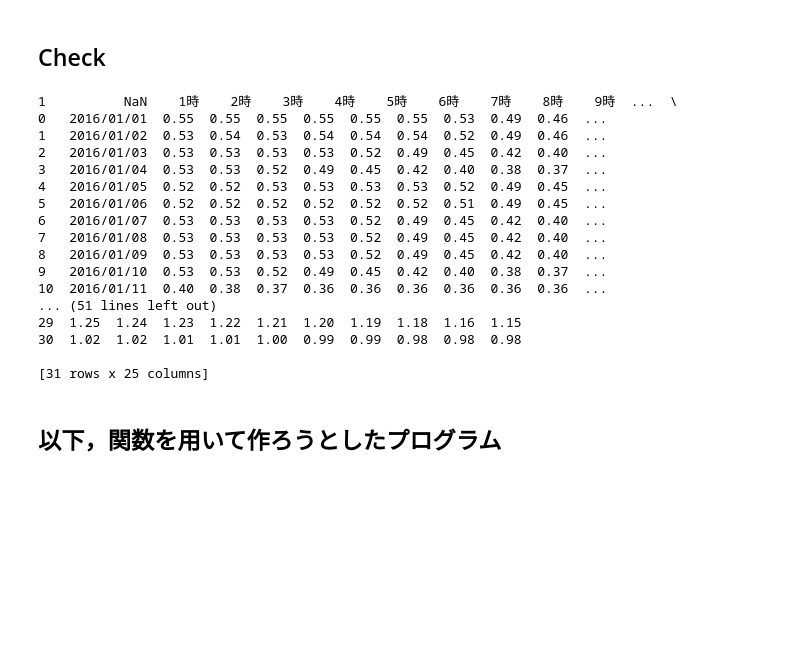
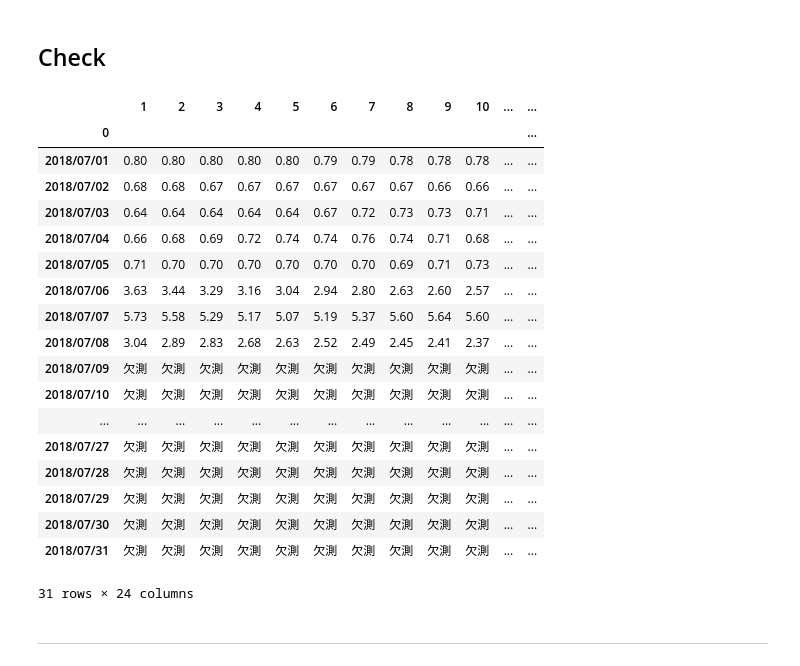
Before and after one commit to ShinISHII/Forecasting_population, a Jupyter notebook: html_WL/00_html_save_to_csv.ipynb, the cells around one changed output. Drawn from its saved outputs; the diff is of its cells as text; code cells hidden in the pictures; blank space fills up the shorter version.

Commit message:
add new function which rearrange tables

```diff
--- a/html_WL/00_html_save_to_csv.ipynb
+++ b/html_WL/00_html_save_to_csv.ipynb
@@ -3,58 +3,56 @@
 # %%
 import requests
 import pandas as pd
 from bs4 import BeautifulSoup
 
 # URLの設定
-url = 'http://www1.river.go.jp/cgi-bin/DspWaterData.exe?KIND=2&ID=307111287708010&BGNDATE=20241101&ENDDATE=20241231&KAWABOU=NO'
+url = 'http://www1.river.go.jp/cgi-bin/DspWaterData.exe?KIND=2&ID=307111287708010&BGNDATE=20180701&ENDDATE=20241231&KAWABOU=NO'
 
 # HTMLコンテンツの取得
 response = requests.get(url)
 
 # BeautifulSoupでHTMLを解析
 soup = BeautifulSoup(response.content, 'html.parser')
 
 # pandasでHTMLテーブルを抽出
 tables = pd.read_html(str(soup))
 
 # 最初のテーブルを取得（インデックスを0に指定）
 df = tables[1]
 
-# 結果を表示
+# 最初の2行をヘッダーとして再設定
+# df.columns = df.iloc[1]
+
+# 最初の2行と最後の1行を削除
+# df = df.drop([0,  len(df) - 1])
+# インデックスをリセット
+# df=df.set_index(df.columns[0])
 
 
-# print(df)
+df=df.drop(df.index[[0,1]])
+df=df.drop(df.index[len(df)-1])
+df=df.set_index(df.columns[0])
+# df.index=pd.to_datetime(df.index)
+df
+# %% [output]
+|  | 1 | 2 | 3 | 4 | 5 | 6 | 7 | 8 | 9 | 10 | ... | ... |
+| 0 |  |  |  |  |  |  |  |  |  |  |  | ... |
+| 2018/07/01 | 0.80 | 0.80 | 0.80 | 0.80 | 0.80 | 0.79 | 0.79 | 0.78 | 0.78 | 0.78 | ... | ... |
+| 2018/07/02 | 0.68 | 0.68 | 0.67 | 0.67 | 0.67 | 0.67 | 0.67 | 0.67 | 0.66 | 0.66 | ... | ... |
+| 2018/07/03 | 0.64 | 0.64 | 0.64 | 0.64 | 0.64 | 0.67 | 0.72 | 0.73 | 0.73 | 0.71 | ... | ... |
+| 2018/07/04 | 0.66 | 0.68 | 0.69 | 0.72 | 0.74 | 0.74 | 0.76 | 0.74 | 0.71 | 0.68 | ... | ... |
+| 2018/07/05 | 0.71 | 0.70 | 0.70 | 0.70 | 0.70 | 0.70 | 0.70 | 0.69 | 0.71 | 0.73 | ... | ... |
+| 2018/07/06 | 3.63 | 3.44 | 3.29 | 3.16 | 3.04 | 2.94 | 2.80 | 2.63 | 2.60 | 2.57 | ... | ... |
+| 2018/07/07 | 5.73 | 5.58 | 5.29 | 5.17 | 5.07 | 5.19 | 5.37 | 5.60 | 5.64 | 5.60 | ... | ... |
+| 2018/07/08 | 3.04 | 2.89 | 2.83 | 2.68 | 2.63 | 2.52 | 2.49 | 2.45 | 2.41 | 2.37 | ... | ... |
+| 2018/07/09 | 欠測 | 欠測 | 欠測 | 欠測 | 欠測 | 欠測 | 欠測 | 欠測 | 欠測 | 欠測 | ... | ... |
+| 2018/07/10 | 欠測 | 欠測 | 欠測 | 欠測 | 欠測 | 欠測 | 欠測 | 欠測 | 欠測 | 欠測 | ... | ... |
+| ... | ... | ... | ... | ... | ... | ... | ... | ... | ... | ... | ... | ... |
+| 2018/07/27 | 欠測 | 欠測 | 欠測 | 欠測 | 欠測 | 欠測 | 欠測 | 欠測 | 欠測 | 欠測 | ... | ... |
+| 2018/07/28 | 欠測 | 欠測 | 欠測 | 欠測 | 欠測 | 欠測 | 欠測 | 欠測 | 欠測 | 欠測 | ... | ... |
+| 2018/07/29 | 欠測 | 欠測 | 欠測 | 欠測 | 欠測 | 欠測 | 欠測 | 欠測 | 欠測 | 欠測 | ... | ... |
+| 2018/07/30 | 欠測 | 欠測 | 欠測 | 欠測 | 欠測 | 欠測 | 欠測 | 欠測 | 欠測 | 欠測 | ... | ... |
+| 2018/07/31 | 欠測 | 欠測 | 欠測 | 欠測 | 欠測 | 欠測 | 欠測 | 欠測 | 欠測 | 欠測 | ... | ... |
+31 rows × 24 columns
-# %%
-import pandas as pd
-
-# 最初の2行をヘッダーとして再設定
-df.columns = df.iloc[1]
-
-# 最初の2行と最後の1行を削除
-df = df.drop([0, 1, len(df) - 1])
-
-# インデックスをリセット
-df = df.reset_index(drop=True)
-
-# 結果を確認
-print(df)
-# %% [output]
-1          NaN    1時    2時    3時    4時    5時    6時    7時    8時    9時  ...  \
-0   2016/01/01  0.55  0.55  0.55  0.55  0.55  0.55  0.53  0.49  0.46  ...
-1   2016/01/02  0.53  0.54  0.53  0.54  0.54  0.54  0.52  0.49  0.46  ...
-2   2016/01/03  0.53  0.53  0.53  0.53  0.52  0.49  0.45  0.42  0.40  ...
-3   2016/01/04  0.53  0.53  0.52  0.49  0.45  0.42  0.40  0.38  0.37  ...
-4   2016/01/05  0.52  0.52  0.53  0.53  0.53  0.53  0.52  0.49  0.45  ...
-5   2016/01/06  0.52  0.52  0.52  0.52  0.52  0.52  0.51  0.49  0.45  ...
-6   2016/01/07  0.53  0.53  0.53  0.53  0.52  0.49  0.45  0.42  0.40  ...
-7   2016/01/08  0.53  0.53  0.53  0.53  0.52  0.49  0.45  0.42  0.40  ...
-8   2016/01/09  0.53  0.53  0.53  0.53  0.52  0.49  0.45  0.42  0.40  ...
-9   2016/01/10  0.53  0.53  0.52  0.49  0.45  0.42  0.40  0.38  0.37  ...
-10  2016/01/11  0.40  0.38  0.37  0.36  0.36  0.36  0.36  0.36  0.36  ...
-... (51 lines left out)
-29  1.25  1.24  1.23  1.22  1.21  1.20  1.19  1.18  1.16  1.15
-30  1.02  1.02  1.01  1.01  1.00  0.99  0.99  0.98  0.98  0.98
-
-[31 rows x 25 columns]
 # %% [markdown]
-## 以下，関数を用いて作ろうとしたプログラム
+---
```
Also changed, not shown: parts of 4 cells of this notebook.
